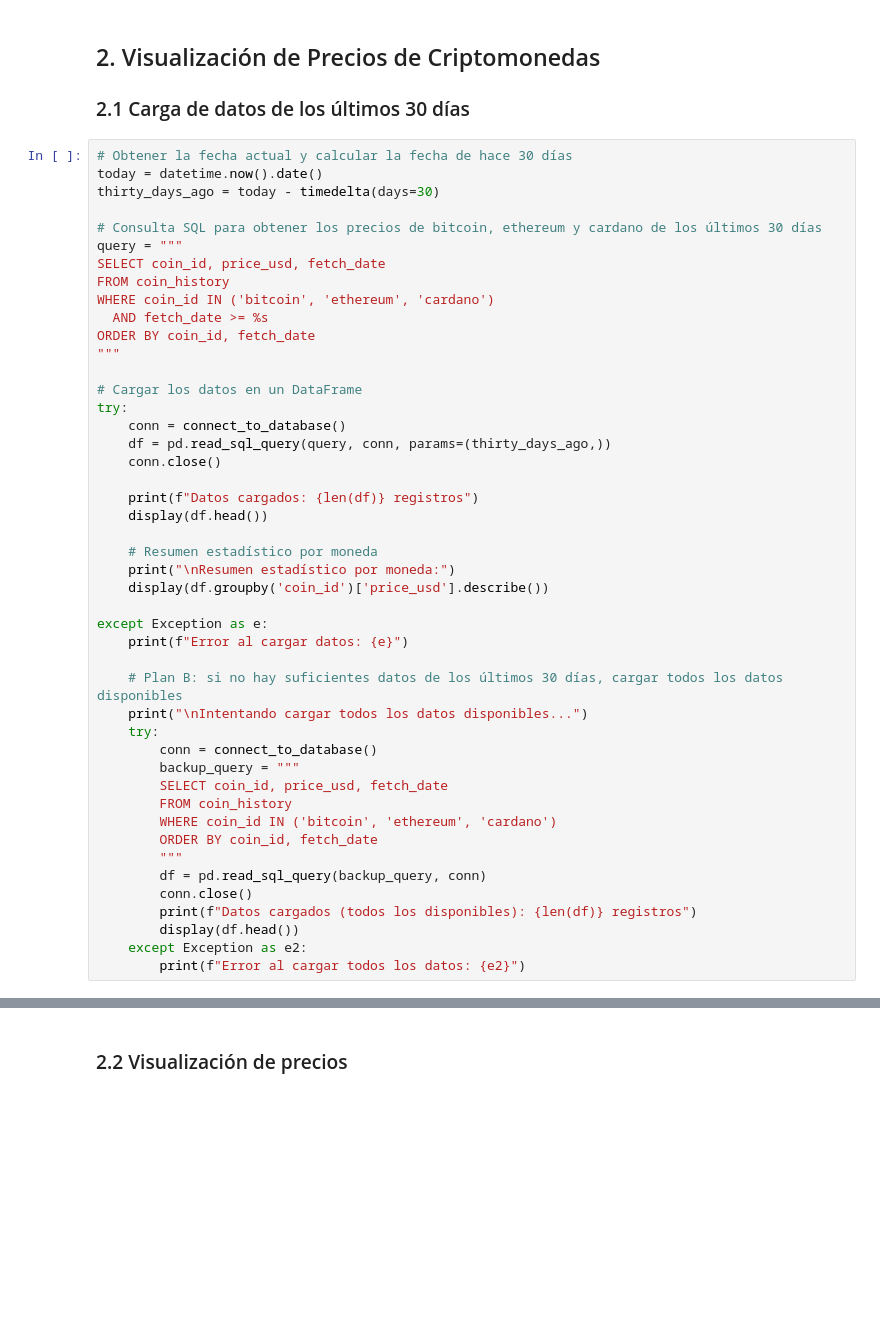
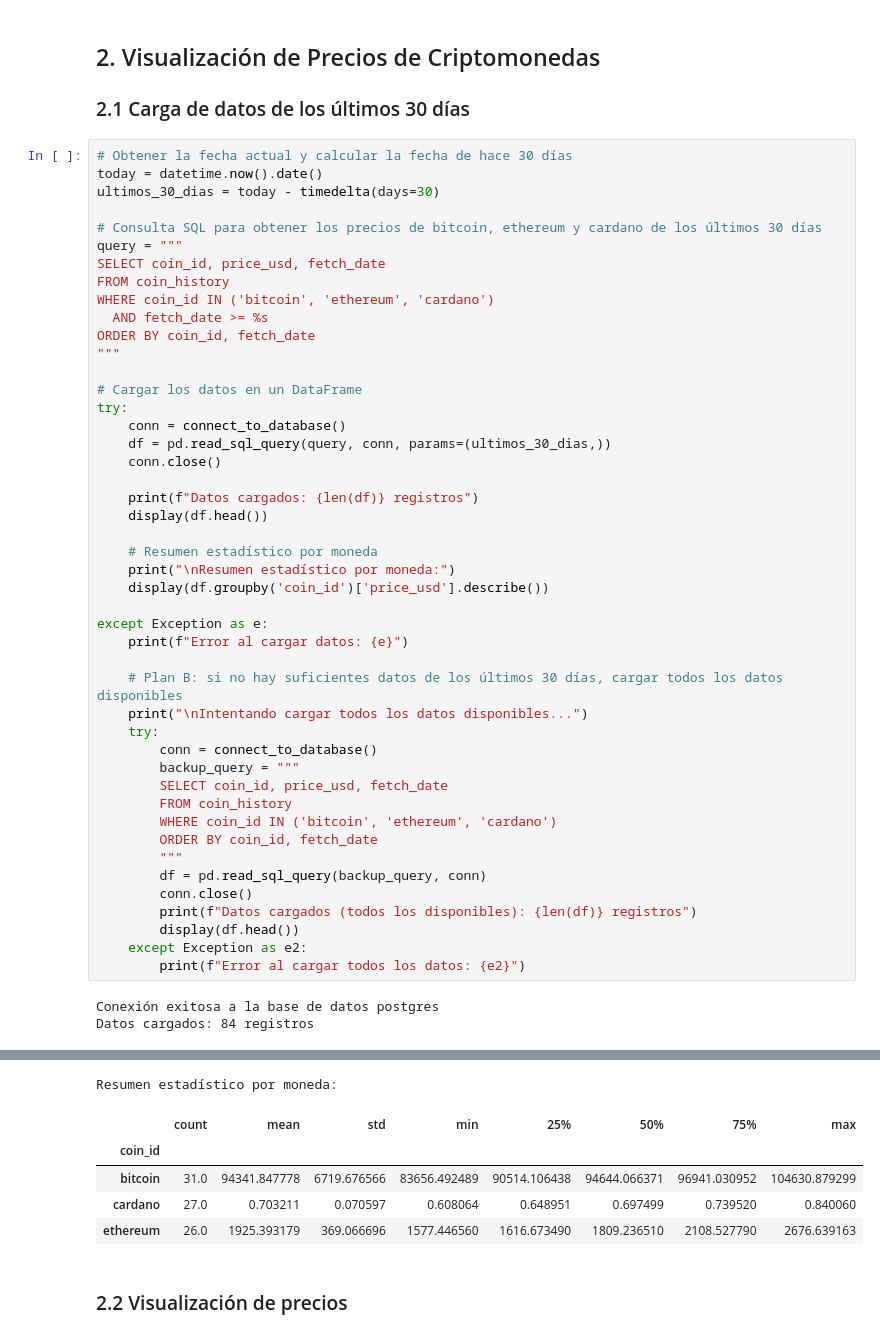
Before and after one commit to facundofernandezmiguez/crypto-data-pipeline, a Jupyter notebook: crypto-data-pipeline/notebooks/crypto_EDA.ipynb, the cells around one changed output, grey strips where cells are left out. Saved outputs shown, nothing was run; the diff lists cells and outputs as text; blank space fills up the shorter version.

```diff
--- a/crypto-data-pipeline/notebooks/crypto_EDA.ipynb
+++ b/crypto-data-pipeline/notebooks/crypto_EDA.ipynb
@@ -111,7 +134,7 @@ if conn:
 # %%
 # Obtener la fecha actual y calcular la fecha de hace 30 días
 today = datetime.now().date()
-thirty_days_ago = today - timedelta(days=30)
+ultimos_30_dias = today - timedelta(days=30)
 
 # Consulta SQL para obtener los precios de bitcoin, ethereum y cardano de los últimos 30 días
 query = """
@@ -125,7 +148,7 @@ ORDER BY coin_id, fetch_date
 # Cargar los datos en un DataFrame
 try:
     conn = connect_to_database()
-    df = pd.read_sql_query(query, conn, params=(thirty_days_ago,))
+    df = pd.read_sql_query(query, conn, params=(ultimos_30_dias,))
     conn.close()
 
     print(f"Datos cargados: {len(df)} registros")
@@ -154,3 +177,6 @@ except Exception as e:
         display(df.head())
     except Exception as e2:
         print(f"Error al cargar todos los datos: {e2}")
+# %% [output]
+Conexión exitosa a la base de datos postgres
+Datos cargados: 84 registros
@@ -157,3 +189,9 @@ except Exception as e:
+Resumen estadístico por moneda:
+|  | count | mean | std | min | 25% | 50% | 75% | max |
+| coin_id |  |  |  |  |  |  |  |  |
+| bitcoin | 31.0 | 94341.847778 | 6719.676566 | 83656.492489 | 90514.106438 | 94644.066371 | 96941.030952 | 104630.879299 |
+| cardano | 27.0 | 0.703211 | 0.070597 | 0.608064 | 0.648951 | 0.697499 | 0.739520 | 0.840060 |
+| ethereum | 26.0 | 1925.393179 | 369.066696 | 1577.446560 | 1616.673490 | 1809.236510 | 2108.527790 | 2676.639163 |
 # %% [markdown]
 ### 2.2 Visualización de precios
 # %%
```
Also changed, not shown: parts of 5 cells of this notebook, 3 other files.
